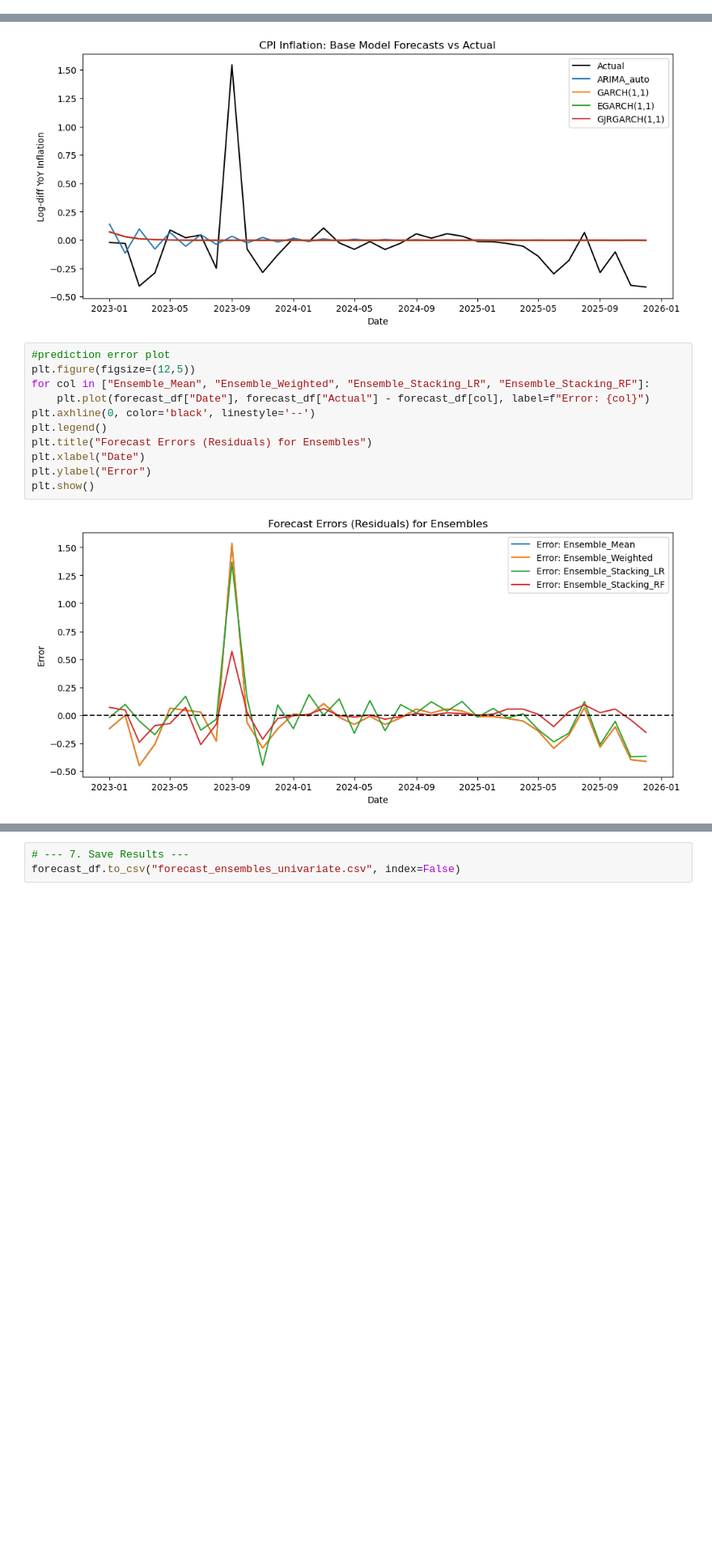
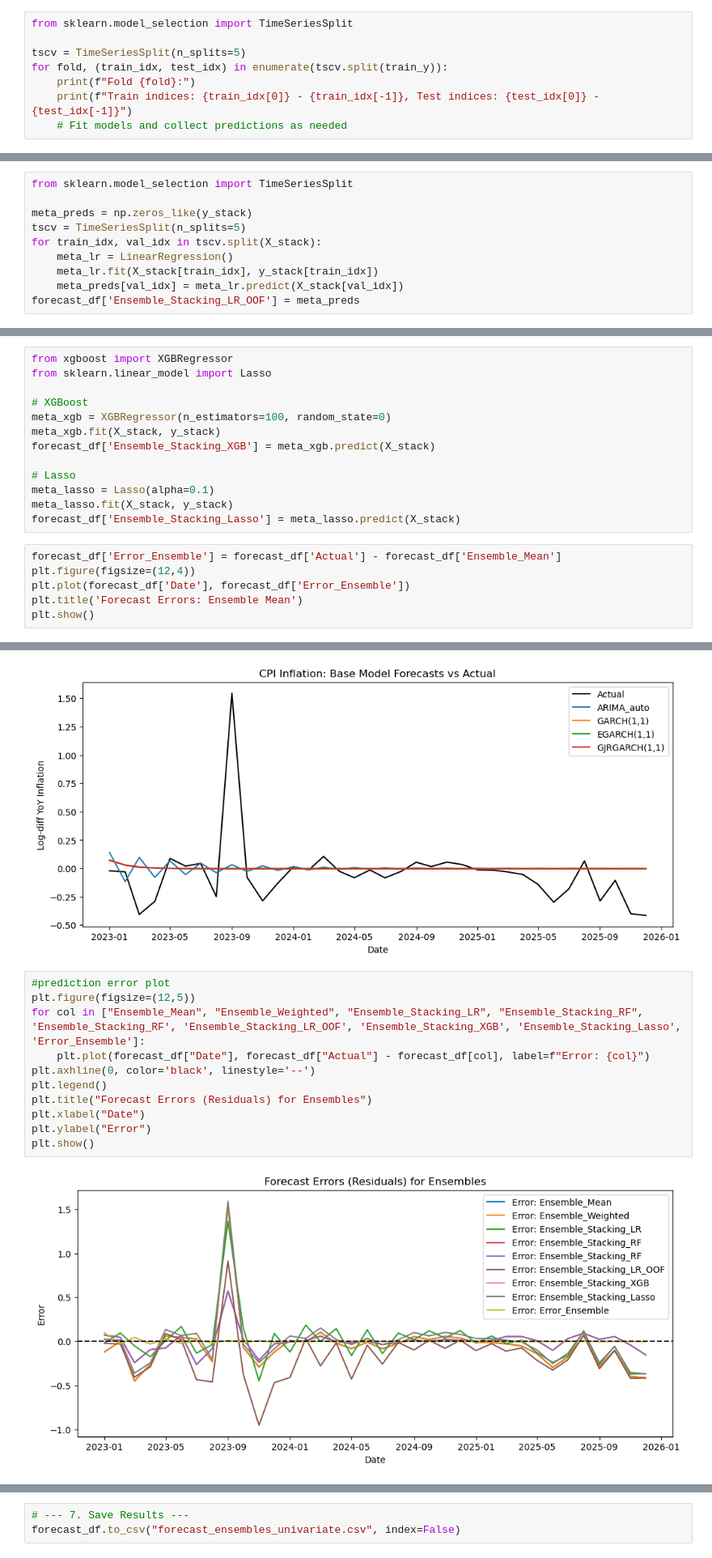
Before and after one commit to gyamerayeboah/GARCH-Ensemble, a Jupyter notebook: ForecastCPI.ipynb, the cells around one changed output, grey strips where cells are left out. Shown at 81% size. Drawn from its saved outputs; the diff is of its cells as text; blank space fills up the shorter version.

```diff
--- a/ForecastCPI.ipynb
+++ b/ForecastCPI.ipynb
@@ -131,3 +167,11 @@ plt.show()
 # 3. Train-test split: Use 2023-01-01 as cutoff
 train = df[df["Date"] < "2023-01-01"]
 test = df[df["Date"] >= "2023-01-01"]
+# %%
+from sklearn.model_selection import TimeSeriesSplit
+
+tscv = TimeSeriesSplit(n_splits=5)
+for fold, (train_idx, test_idx) in enumerate(tscv.split(train_y)):
+    print(f"Fold {fold}:")
+    print(f"Train indices: {train_idx[0]} - {train_idx[-1]}, Test indices: {test_idx[0]} - {test_idx[-1]}")
+    # Fit models and collect predictions as needed
@@ -330,3 +423,13 @@ forecast_df['Ensemble_Stacking_LR'] = meta_lr.predict(X_stack)
 meta_rf = RandomForestRegressor(n_estimators=100, random_state=0)
 meta_rf.fit(X_stack, y_stack)
 forecast_df['Ensemble_Stacking_RF'] = meta_rf.predict(X_stack)
+# %%
+from sklearn.model_selection import TimeSeriesSplit
+
+meta_preds = np.zeros_like(y_stack)
+tscv = TimeSeriesSplit(n_splits=5)
+for train_idx, val_idx in tscv.split(X_stack):
+    meta_lr = LinearRegression()
+    meta_lr.fit(X_stack[train_idx], y_stack[train_idx])
+    meta_preds[val_idx] = meta_lr.predict(X_stack[val_idx])
+forecast_df['Ensemble_Stacking_LR_OOF'] = meta_preds
@@ -332,0 +456,19 @@ forecast_df['Ensemble_Stacking_RF'] = meta_rf.predict(X_stack)
+# %%
+from xgboost import XGBRegressor
+from sklearn.linear_model import Lasso
+
+# XGBoost
+meta_xgb = XGBRegressor(n_estimators=100, random_state=0)
+meta_xgb.fit(X_stack, y_stack)
+forecast_df['Ensemble_Stacking_XGB'] = meta_xgb.predict(X_stack)
+
+# Lasso
+meta_lasso = Lasso(alpha=0.1)
+meta_lasso.fit(X_stack, y_stack)
+forecast_df['Ensemble_Stacking_Lasso'] = meta_lasso.predict(X_stack)
+# %%
+forecast_df['Error_Ensemble'] = forecast_df['Actual'] - forecast_df['Ensemble_Mean']
+plt.figure(figsize=(12,4))
+plt.plot(forecast_df['Date'], forecast_df['Error_Ensemble'])
+plt.title('Forecast Errors: Ensemble Mean')
+plt.show()
@@ -433,16 +596,16 @@ plt.show()
 # %%
 #prediction error plot
 plt.figure(figsize=(12,5))
-for col in ["Ensemble_Mean", "Ensemble_Weighted", "Ensemble_Stacking_LR", "Ensemble_Stacking_RF"]:
+for col in ["Ensemble_Mean", "Ensemble_Weighted", "Ensemble_Stacking_LR", "Ensemble_Stacking_RF", 'Ensemble_Stacking_RF', 'Ensemble_Stacking_LR_OOF', 'Ensemble_Stacking_XGB', 'Ensemble_Stacking_Lasso', 'Error_Ensemble']:
     plt.plot(forecast_df["Date"], forecast_df["Actual"] - forecast_df[col], label=f"Error: {col}")
 plt.axhline(0, color='black', linestyle='--')
 plt.legend()
 plt.title("Forecast Errors (Residuals) for Ensembles")
 plt.xlabel("Date")
 plt.ylabel("Error")
 plt.show()
 # %% [output]
-[figure, old version]
+[figure, new version]
 # %%
 #Bar Plot of Model Performance (MAE, RMSE)
 import matplotlib.pyplot as plt
```
Also changed, not shown: parts of 16 cells of this notebook.
